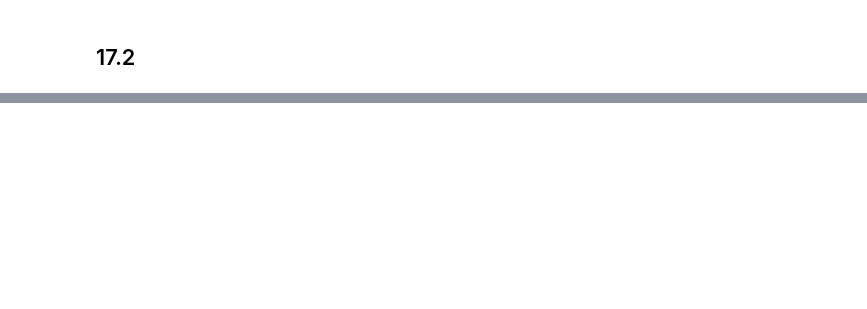
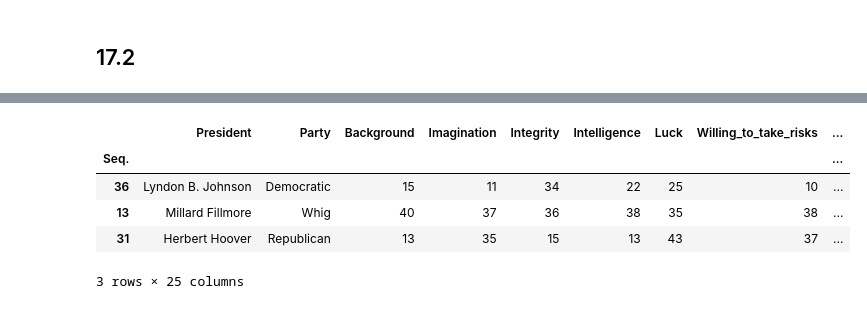
Before and after one commit to pydatawrangler/eda_ref, a Jupyter notebook: book-effective-pandas/effective_pandas_04_chap17-20.ipynb, the cells around one changed output, grey strips where cells are left out. Saved outputs shown, nothing was run; the diff lists cells and outputs as text; code cells hidden in the pictures; blank space fills up the shorter version.

```diff
--- a/book-effective-pandas/effective_pandas_04_chap17.ipynb
+++ b/book-effective-pandas/effective_pandas_04_chap17-20.ipynb
@@ -140,0 +153,9 @@ Text(0.5, 1.0, 'Presidential Ranking')
+# %%
+pres.sample(3)
+# %% [output]
+|  | President | Party | Background | Imagination | Integrity | Intelligence | Luck | Willing_to_take_risks | ... |
+| Seq. |  |  |  |  |  |  |  |  | ... |
+| 36 | Lyndon B. Johnson | Democratic | 15 | 11 | 34 | 22 | 25 | 10 | ... |
+| 13 | Millard Fillmore | Whig | 40 | 37 | 36 | 38 | 35 | 38 | ... |
+| 31 | Herbert Hoover | Republican | 13 | 35 | 15 | 13 | 43 | 37 | ... |
+3 rows × 25 columns
```
Also changed, not shown: parts of 38 cells of this notebook, 1 other file.
